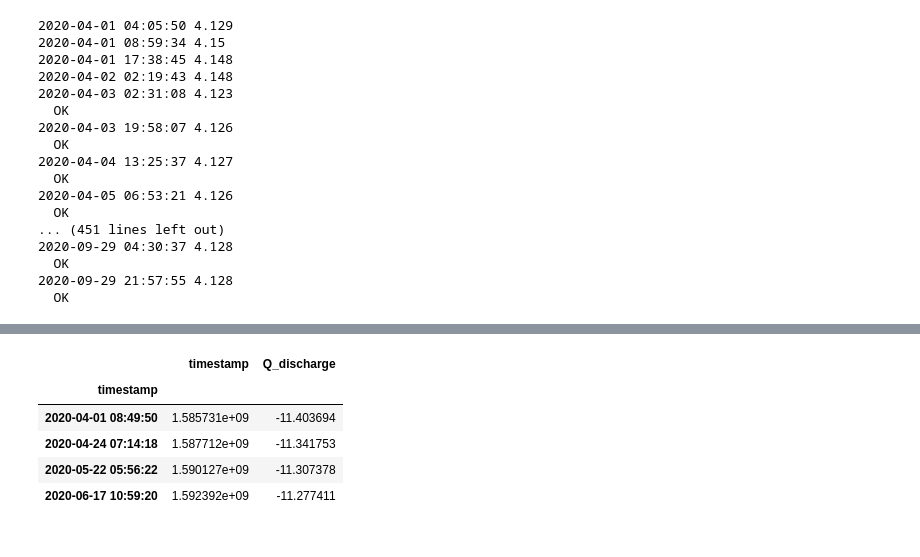
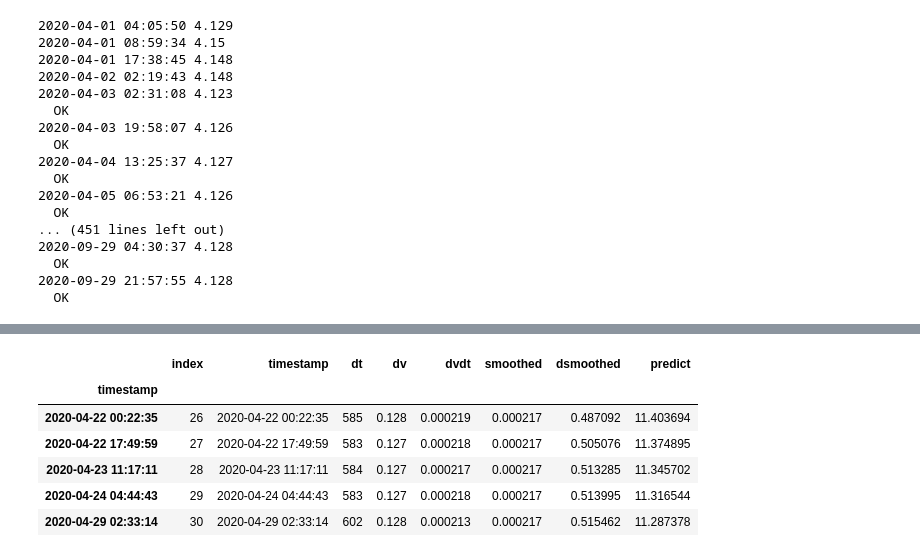
Before and after one commit to ian-ross/battery-dev-competition-1, a Jupyter notebook: cycle-lengths.ipynb, the cells around one changed output, grey strips where cells are left out. Saved outputs shown, nothing was run; the diff lists cells and outputs as text; code cells hidden in the pictures.

```diff
--- a/cycle-lengths.ipynb
+++ b/cycle-lengths.ipynb
@@ -135,10 +146,11 @@ refc.index = pd.to_datetime(refc.timestamp, unit='s')
-# %%
-refc
-# %% [output]
-|  | timestamp | Q_discharge |
-| timestamp |  |  |
-| 2020-04-01 08:49:50 | 1.585731e+09 | -11.403694 |
-| 2020-04-24 07:14:18 | 1.587712e+09 | -11.341753 |
-| 2020-05-22 05:56:22 | 1.590127e+09 | -11.307378 |
-| 2020-06-17 10:59:20 | 1.592392e+09 | -11.277411 |
+# %%
+vars.head()
+# %% [output]
+|  | index | timestamp | dt | dv | dvdt | smoothed | dsmoothed | predict |
+| timestamp |  |  |  |  |  |  |  |  |
+| 2020-04-22 00:22:35 | 26 | 2020-04-22 00:22:35 | 585 | 0.128 | 0.000219 | 0.000217 | 0.487092 | 11.403694 |
+| 2020-04-22 17:49:59 | 27 | 2020-04-22 17:49:59 | 583 | 0.127 | 0.000218 | 0.000217 | 0.505076 | 11.374895 |
+| 2020-04-23 11:17:11 | 28 | 2020-04-23 11:17:11 | 584 | 0.127 | 0.000217 | 0.000217 | 0.513285 | 11.345702 |
+| 2020-04-24 04:44:43 | 29 | 2020-04-24 04:44:43 | 583 | 0.127 | 0.000218 | 0.000217 | 0.513995 | 11.316544 |
+| 2020-04-29 02:33:14 | 30 | 2020-04-29 02:33:14 | 602 | 0.128 | 0.000213 | 0.000217 | 0.515462 | 11.287378 |
 # %%
```
Also changed, not shown: parts of 12 cells of this notebook.
